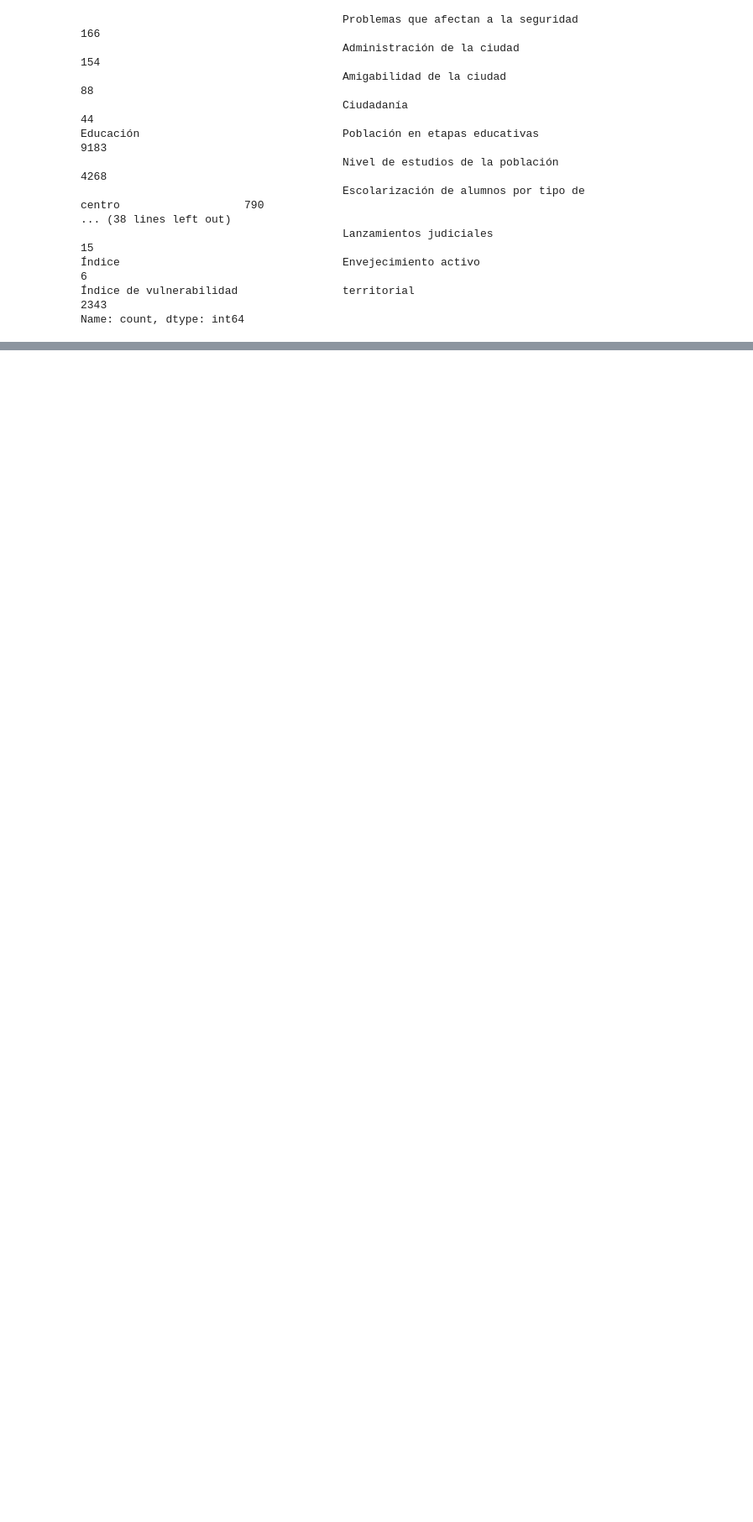
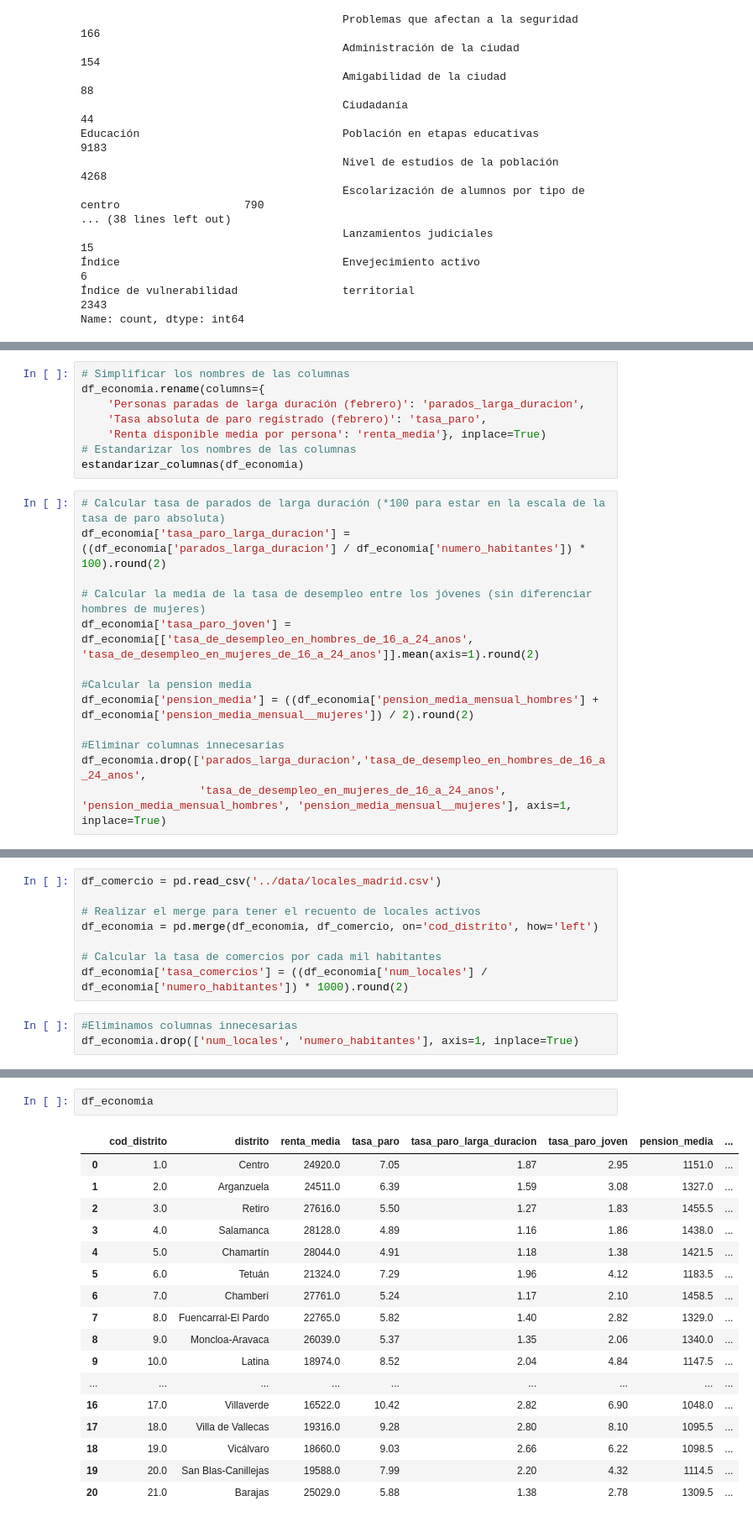
Before and after one commit to almudenaolg/Desigualdad-Distritos-Madrid, a Jupyter notebook: code/exploratory.ipynb, the cells around one changed output, grey strips where cells are left out. Shown: that part at 84% size. Cells and saved outputs as stored; diff of their text form; blank space fills up the shorter version.

Commit message:
Dataframes por temáticas

```diff
--- a/code/exploratory.ipynb
+++ b/code/exploratory.ipynb
@@ -155,0 +502,21 @@ df_distritos
+# %%
+# Simplificar los nombres de las columnas
+df_economia.rename(columns={
+    'Personas paradas de larga duración (febrero)': 'parados_larga_duracion',
+    'Tasa absoluta de paro registrado (febrero)': 'tasa_paro',
+    'Renta disponible media por persona': 'renta_media'}, inplace=True)
+# Estandarizar los nombres de las columnas
+estandarizar_columnas(df_economia)
+# %%
+# Calcular tasa de parados de larga duración (*100 para estar en la escala de la tasa de paro absoluta)
+df_economia['tasa_paro_larga_duracion'] = ((df_economia['parados_larga_duracion'] / df_economia['numero_habitantes']) * 100).round(2)
+
+# Calcular la media de la tasa de desempleo entre los jóvenes (sin diferenciar hombres de mujeres)
+df_economia['tasa_paro_joven'] = df_economia[['tasa_de_desempleo_en_hombres_de_16_a_24_anos', 'tasa_de_desempleo_en_mujeres_de_16_a_24_anos']].mean(axis=1).round(2)
+
+#Calcular la pension media
+df_economia['pension_media'] = ((df_economia['pension_media_mensual_hombres'] + df_economia['pension_media_mensual__mujeres']) / 2).round(2)
+
+#Eliminar columnas innecesarias
+df_economia.drop(['parados_larga_duracion','tasa_de_desempleo_en_hombres_de_16_a_24_anos',
+                  'tasa_de_desempleo_en_mujeres_de_16_a_24_anos', 'pension_media_mensual_hombres', 'pension_media_mensual__mujeres'], axis=1, inplace=True)
@@ -155,0 +525,11 @@ df_distritos
+# %%
+df_comercio = pd.read_csv('../data/locales_madrid.csv')
+
+# Realizar el merge para tener el recuento de locales activos
+df_economia = pd.merge(df_economia, df_comercio, on='cod_distrito', how='left')
+
+# Calcular la tasa de comercios por cada mil habitantes
+df_economia['tasa_comercios'] = ((df_economia['num_locales'] / df_economia['numero_habitantes']) * 1000).round(2)
+# %%
+#Eliminamos columnas innecesarias
+df_economia.drop(['num_locales', 'numero_habitantes'], axis=1, inplace=True)
@@ -155,0 +538,20 @@ df_distritos
+# %%
+df_economia
+# %% [output]
+|  | cod_distrito | distrito | renta_media | tasa_paro | tasa_paro_larga_duracion | tasa_paro_joven | pension_media | ... |
+| 0 | 1.0 | Centro | 24920.0 | 7.05 | 1.87 | 2.95 | 1151.0 | ... |
+| 1 | 2.0 | Arganzuela | 24511.0 | 6.39 | 1.59 | 3.08 | 1327.0 | ... |
+| 2 | 3.0 | Retiro | 27616.0 | 5.50 | 1.27 | 1.83 | 1455.5 | ... |
+| 3 | 4.0 | Salamanca | 28128.0 | 4.89 | 1.16 | 1.86 | 1438.0 | ... |
+| 4 | 5.0 | Chamartín | 28044.0 | 4.91 | 1.18 | 1.38 | 1421.5 | ... |
+| 5 | 6.0 | Tetuán | 21324.0 | 7.29 | 1.96 | 4.12 | 1183.5 | ... |
+| 6 | 7.0 | Chamberí | 27761.0 | 5.24 | 1.17 | 2.10 | 1458.5 | ... |
+| 7 | 8.0 | Fuencarral-El Pardo | 22765.0 | 5.82 | 1.40 | 2.82 | 1329.0 | ... |
+| 8 | 9.0 | Moncloa-Aravaca | 26039.0 | 5.37 | 1.35 | 2.06 | 1340.0 | ... |
+| 9 | 10.0 | Latina | 18974.0 | 8.52 | 2.04 | 4.84 | 1147.5 | ... |
+| ... | ... | ... | ... | ... | ... | ... | ... | ... |
+| 16 | 17.0 | Villaverde | 16522.0 | 10.42 | 2.82 | 6.90 | 1048.0 | ... |
+| 17 | 18.0 | Villa de Vallecas | 19316.0 | 9.28 | 2.80 | 8.10 | 1095.5 | ... |
+| 18 | 19.0 | Vicálvaro | 18660.0 | 9.03 | 2.66 | 6.22 | 1098.5 | ... |
+| 19 | 20.0 | San Blas-Canillejas | 19588.0 | 7.99 | 2.20 | 4.32 | 1114.5 | ... |
+| 20 | 21.0 | Barajas | 25029.0 | 5.88 | 1.38 | 2.78 | 1309.5 | ... |
```
Also changed, not shown: parts of 68 cells of this notebook, 5 other files.
